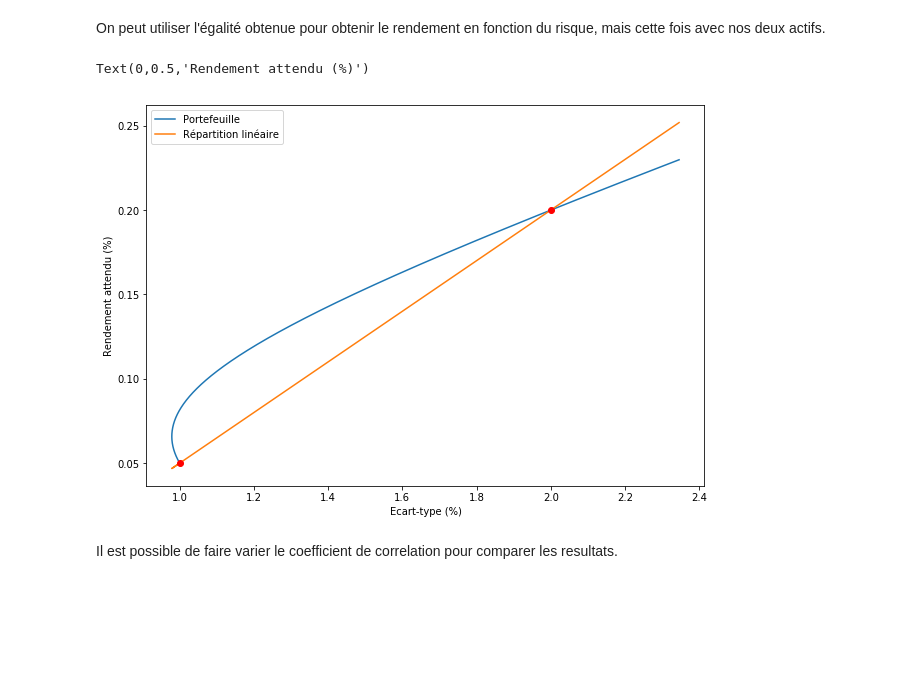
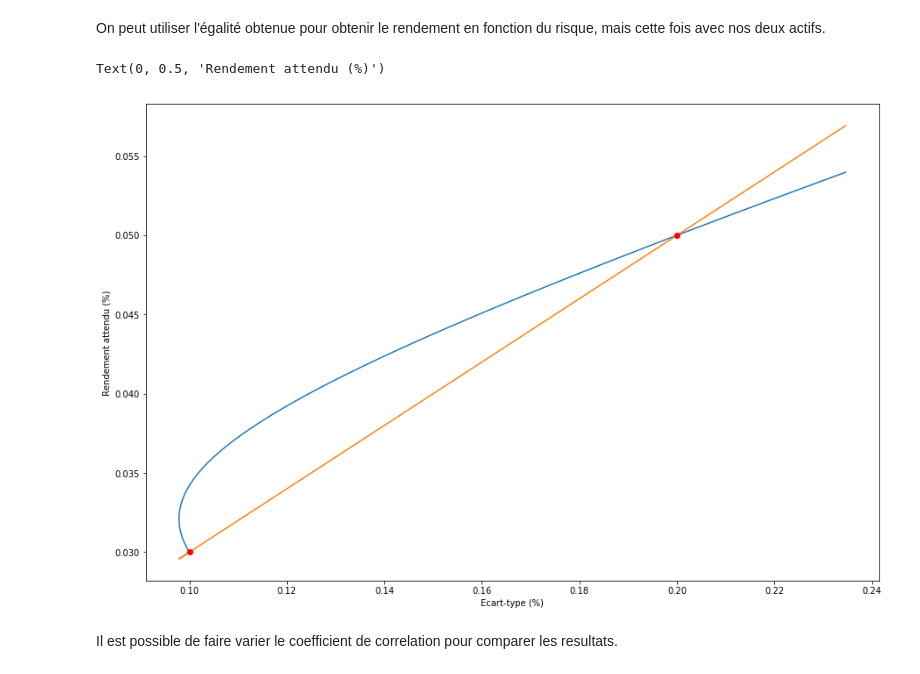
Before and after one commit to nicolasmauhe/theorie_financiere, a Jupyter notebook: Partie_1.ipynb, the cells around one changed output. Drawn from its saved outputs; the diff is of its cells as text; code cells hidden in the pictures; blank space fills up the shorter version.

```diff
--- a/Partie_1.ipynb
+++ b/Partie_1.ipynb
@@ -67,7 +68,7 @@ import matplotlib.pyplot as plt
 # %% [markdown]
 On va paramétrer pyplot pour changer la taille des graphiques.
 # %%
-plt.rcParams['figure.figsize'] = (10, 7)
+plt.rcParams['figure.figsize'] = (15, 10)
 # %% [markdown]
 ### Quelques propriétés utiles
 # %% [markdown]
@@ -399,19 +418,23 @@ On peut utiliser cette égalité pour tracer l'évolution du risque selon la div
 # %%
 corr = 0.3
 
-sigma_d = 1
-sigma_e = 2
+sigma_d = 0.1
+sigma_e = 0.2
+
+r_f = 0.02
+E_d = 0.03
+E_e = 0.05
 
 cov = corr * sigma_d * sigma_e
-x_list = np.arange(0, 1.2, 0.001)
+w_list = np.arange(0, 1.2, 0.001)
 
-sigma_p_list = [np.sqrt((x**2)*(sigma_d**2 + sigma_e**2 - 2*cov) + x*(-2*sigma_d**2 + 2*cov) + sigma_d**2)
-                for x in x_list]
-sigma_weighted_average = [(1 - x) * sigma_d + x * sigma_e for x in x_list]
+sigma_p_list = [np.sqrt((w**2)*(sigma_d**2 + sigma_e**2 - 2*cov) + w*(-2*sigma_d**2 + 2*cov) + sigma_d**2)
+                for w in w_list]
+sigma_weighted_average = [(1 - w) * sigma_d + w * sigma_e for w in w_list]
 
-plt.plot(x_list, sigma_p_list)
-plt.plot(x_list, sigma_weighted_average)
-plt.plot([0, sigma_d], [1, sigma_e], 'ro')
+plt.plot(w_list, sigma_p_list)
+plt.plot(w_list, sigma_weighted_average)
+plt.plot([0, 1], [sigma_d, sigma_e], 'o')
 
 plt.xlabel("Poids dans l'actif E")
 plt.ylabel("Ecart-type du portefeuille p")
@@ -423,21 +446,17 @@ On observe le bénéfice sur le risque de la diversification. On peut faire vari
 # %% [markdown]
 On peut utiliser l'égalité obtenue pour obtenir le rendement en fonction du risque, mais cette fois avec nos deux actifs.
 # %%
-E_d = 0.05
-E_e = 0.20
+E_p_list = [(1 - w) * E_d + w * E_e for w in w_list]
+E_weighted_average = [(sigma_e - sigma)/(sigma_e - sigma_d) * E_d + (sigma - sigma_d)/(sigma_e - sigma_d)* E_e for sigma in sigma_p_list]
 
-E_p_list = [(1 - x) * E_d + x * E_e for x in x_list]
-E_weighted_average = [(1 - (x - sigma_d)) * E_d + (x - sigma_d) * E_e for x in sigma_p_list]
-
-plt.plot(sigma_p_list, E_p_list, label="Portefeuille")
-plt.plot(sigma_p_list, E_weighted_average, label="Répartition linéaire")
+plt.plot(sigma_p_list, E_p_list)
+plt.plot(sigma_p_list, E_weighted_average)
 plt.plot([sigma_d, sigma_e], [E_d, E_e], 'ro')
-plt.legend()
 plt.xlabel("Ecart-type (%)")
 plt.ylabel("Rendement attendu (%)")
 # %% [output]
-Text(0,0.5,'Rendement attendu (%)')
+Text(0, 0.5, 'Rendement attendu (%)')
-[figure, old version]
+[figure, new version]
 # %% [markdown]
 Il est possible de faire varier le coefficient de correlation pour comparer les resultats.
 # %% [markdown]
```
Also changed, not shown: parts of 91 cells of this notebook.
